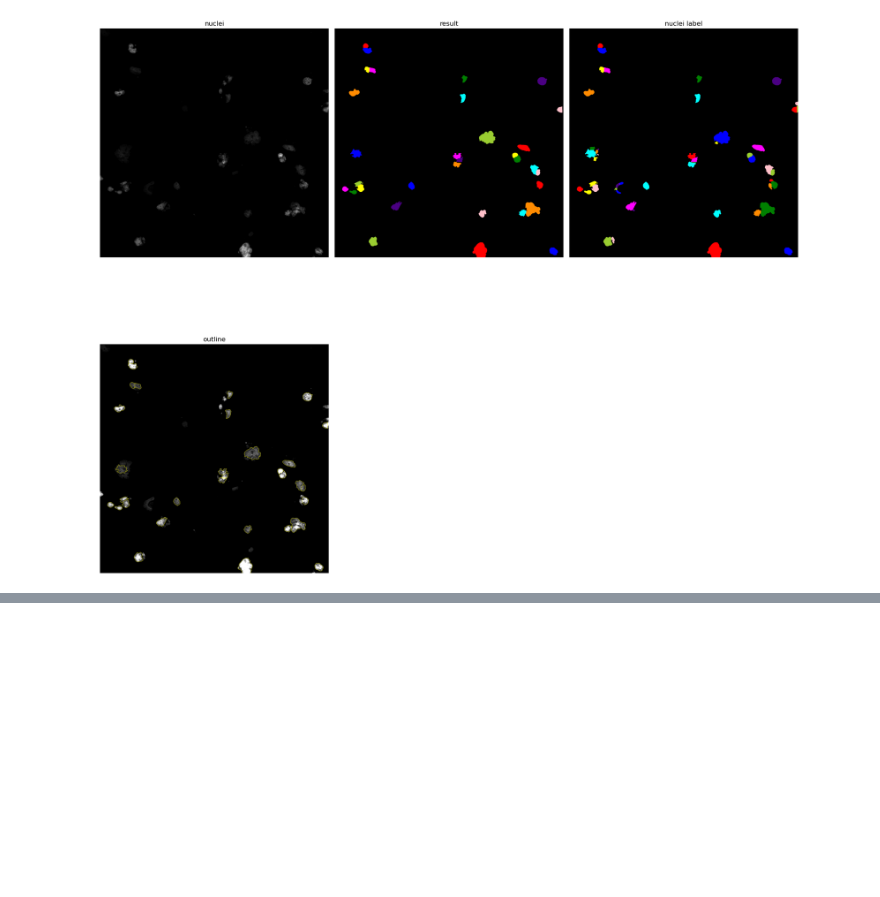
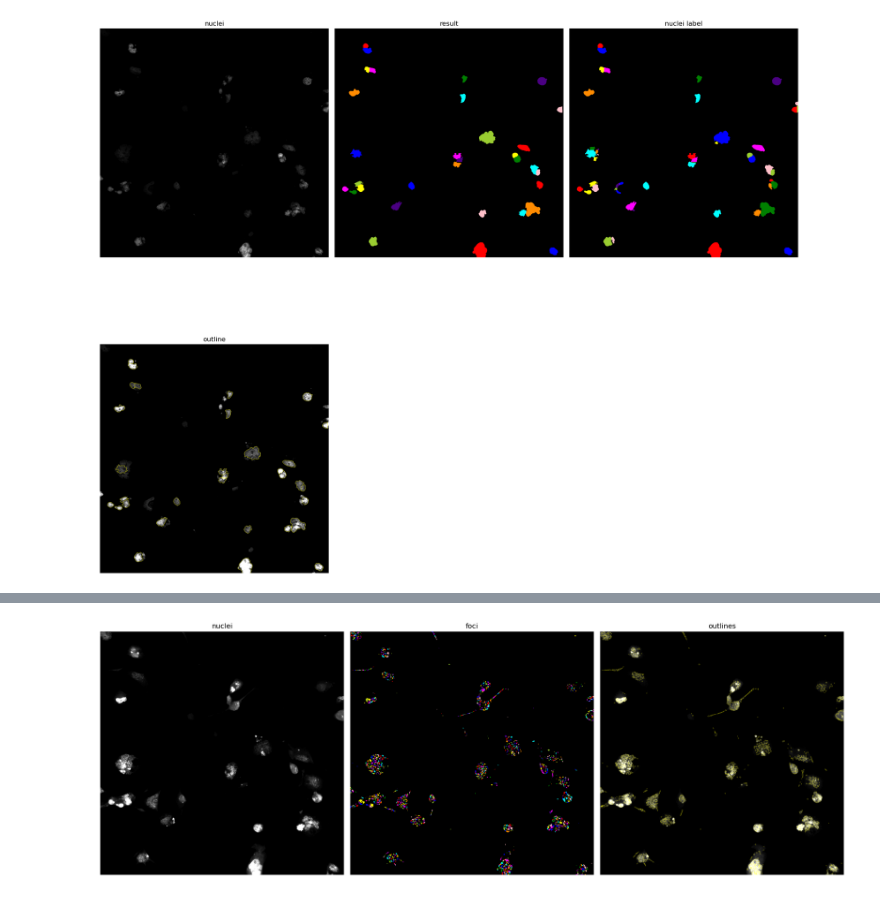
Before and after one commit to hannahbolen1/whole_slide, a Jupyter notebook: ops2019_segment.ipynb, the cells around one changed output, grey strips where cells are left out. Cells and saved outputs as stored; diff of their text form; code cells hidden in the pictures; blank space fills up the shorter version.

Commit message:
begin foci detection

```diff
--- a/ops2019_segment.ipynb
+++ b/ops2019_segment.ipynb
@@ -41,6 +41,7 @@ nucleiMin = 150/umPerPx**2
 nucleiMax = 12000
 nucleiMean = 300/umPerPx**2
 smooth=3
+cy5_range = (256, 6000)
 # function to visualize
 def compare_segmentation(base,**images):
     plt.figure(figsize = (18,18))
@@ -79,0 +144,2 @@ compare_segmentation(nucleiZoom,**images)
+# %%
+foci = find_foci(cy5Zoom)
@@ -80,3 +165,7 @@ compare_segmentation(nucleiZoom,**images)
+# %%
+compare_segmentation(ski.exposure.rescale_intensity(cy5Zoom, in_range=cy5_range), **{"foci":ski.color.label2rgb(foci), "outlines":ski.segmentation.mark_boundaries(ski.exposure.rescale_intensity(cy5Zoom,in_range = cy5_range), foci)})
+# %% [output]
+[figure, added]
 # %%
 importlib.reload(fun)
 fun.OPS_PROFILE = True
```
Also changed, not shown: parts of 9 cells of this notebook, 2 other files.
